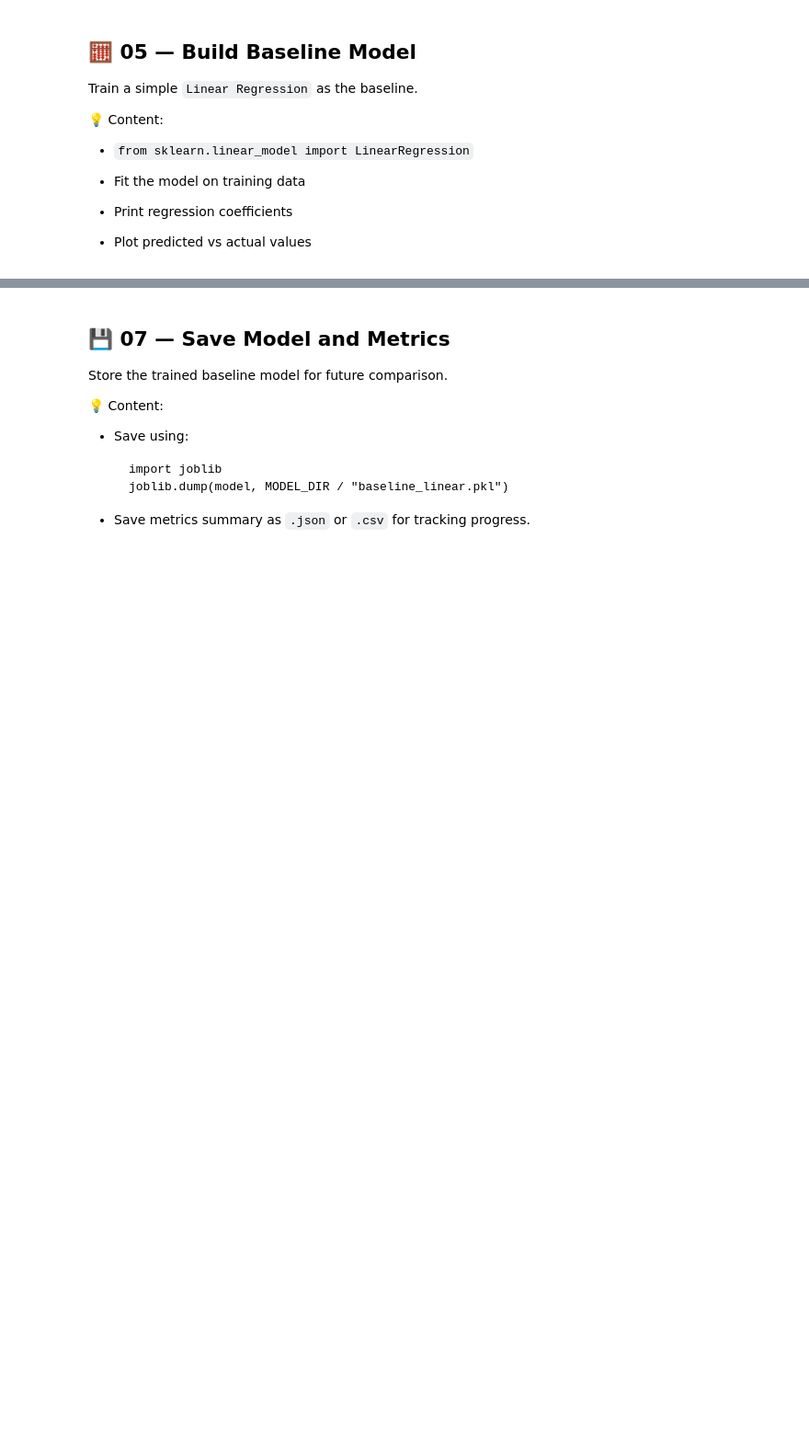
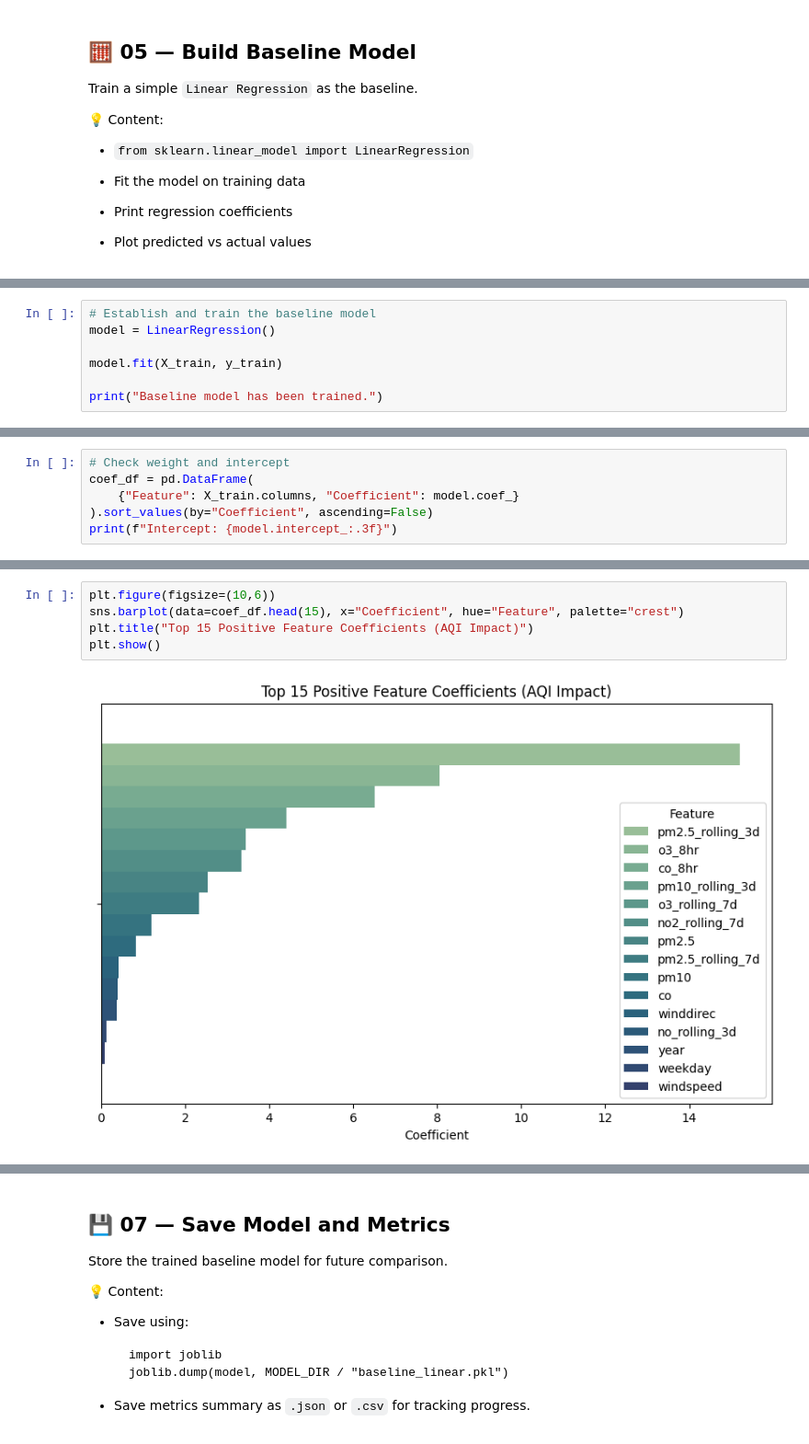
Before and after one commit to chgwyellow/air_pollution_analysis, a Jupyter notebook: notebook/03_baseline_modeling.ipynb, the cells around one changed output, grey strips where cells are left out. Shown at 92% size. Cells and saved outputs as stored; diff of their text form; blank space fills up the shorter version.

```diff
--- a/notebook/03_baseline_modeling.ipynb
+++ b/notebook/03_baseline_modeling.ipynb
@@ -202,0 +213,7 @@ Compute and visualize model evaluation metrics.
+# %%
+# Establish and train the baseline model
+model = LinearRegression()
+
+model.fit(X_train, y_train)
+
+print("Baseline model has been trained.")
@@ -202,0 +222,6 @@ Compute and visualize model evaluation metrics.
+# %%
+# Check weight and intercept
+coef_df = pd.DataFrame(
+    {"Feature": X_train.columns, "Coefficient": model.coef_}
+).sort_values(by="Coefficient", ascending=False)
+print(f"Intercept: {model.intercept_:.3f}")
@@ -202,0 +258,7 @@ Compute and visualize model evaluation metrics.
+# %%
+plt.figure(figsize=(10,6))
+sns.barplot(data=coef_df.head(15), x="Coefficient", hue="Feature", palette="crest")
+plt.title("Top 15 Positive Feature Coefficients (AQI Impact)")
+plt.show()
+# %% [output]
+[figure, added]
```
Also changed, not shown: parts of 18 cells of this notebook, 2 other files.
